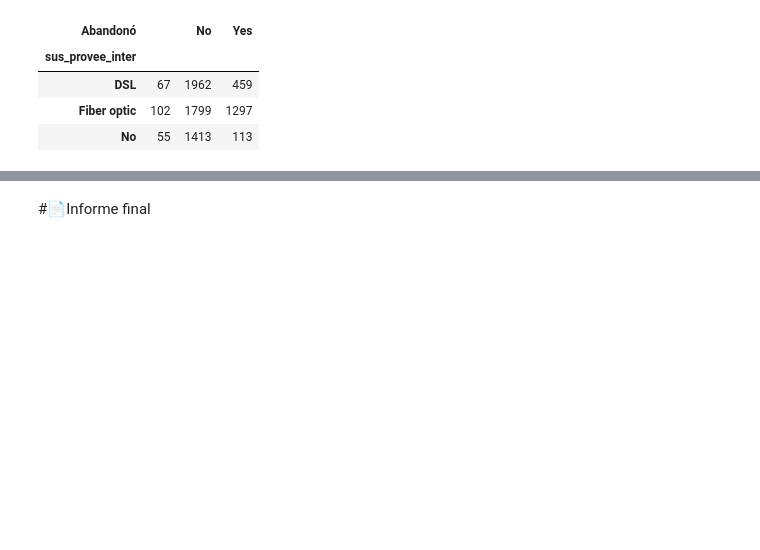
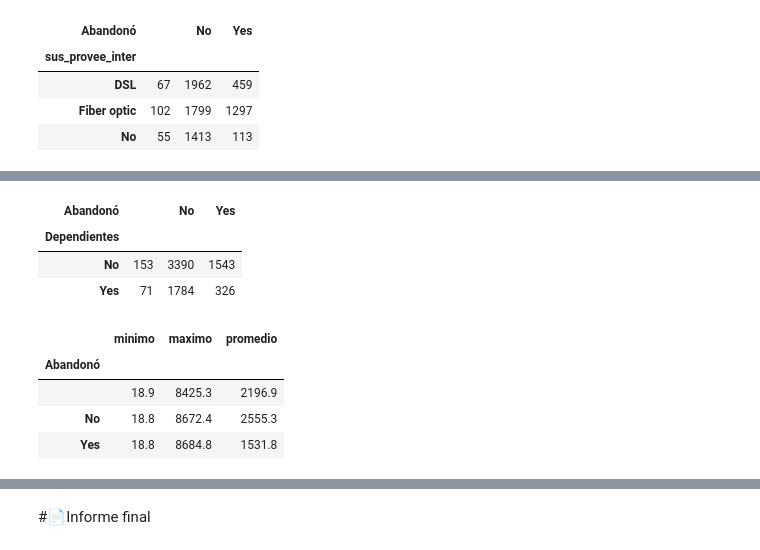
Before and after one commit to Charlymanuk/DESAFIO-TELECOM, a Jupyter notebook: TelecomX_LATAM.ipynb, the cells around one changed output, grey strips where cells are left out. Cells and saved outputs as stored; diff of their text form; code cells hidden in the pictures; blank space fills up the shorter version.

```diff
--- a/TelecomX_LATAM.ipynb
+++ b/TelecomX_LATAM.ipynb
@@ -167,0 +245,24 @@ pd.crosstab(
+# %%
+# COMPARO DEPENDIENTES Y ABANDONOS
+pd.crosstab(
+    df_renombrado['Dependientes'],
+    df_renombrado['Abandonó']
+)
+# %% [output]
+| Abandonó |  | No | Yes |
+| Dependientes |  |  |  |
+| No | 153 | 3390 | 1543 |
+| Yes | 71 | 1784 | 326 |
+# %%
+#COMPARO TOTAL DE GASTOS CON LOS ABANDONOS
+df_renombrado.groupby('Abandonó')['Total_gastado'].agg(
+    minimo='min',
+    maximo='max',
+    promedio='mean'
+).round(1)
+# %% [output]
+|  | minimo | maximo | promedio |
+| Abandonó |  |  |  |
+|  | 18.9 | 8425.3 | 2196.9 |
+| No | 18.8 | 8672.4 | 2555.3 |
+| Yes | 18.8 | 8684.8 | 1531.8 |
```
Also changed, not shown: parts of 26 cells of this notebook.
